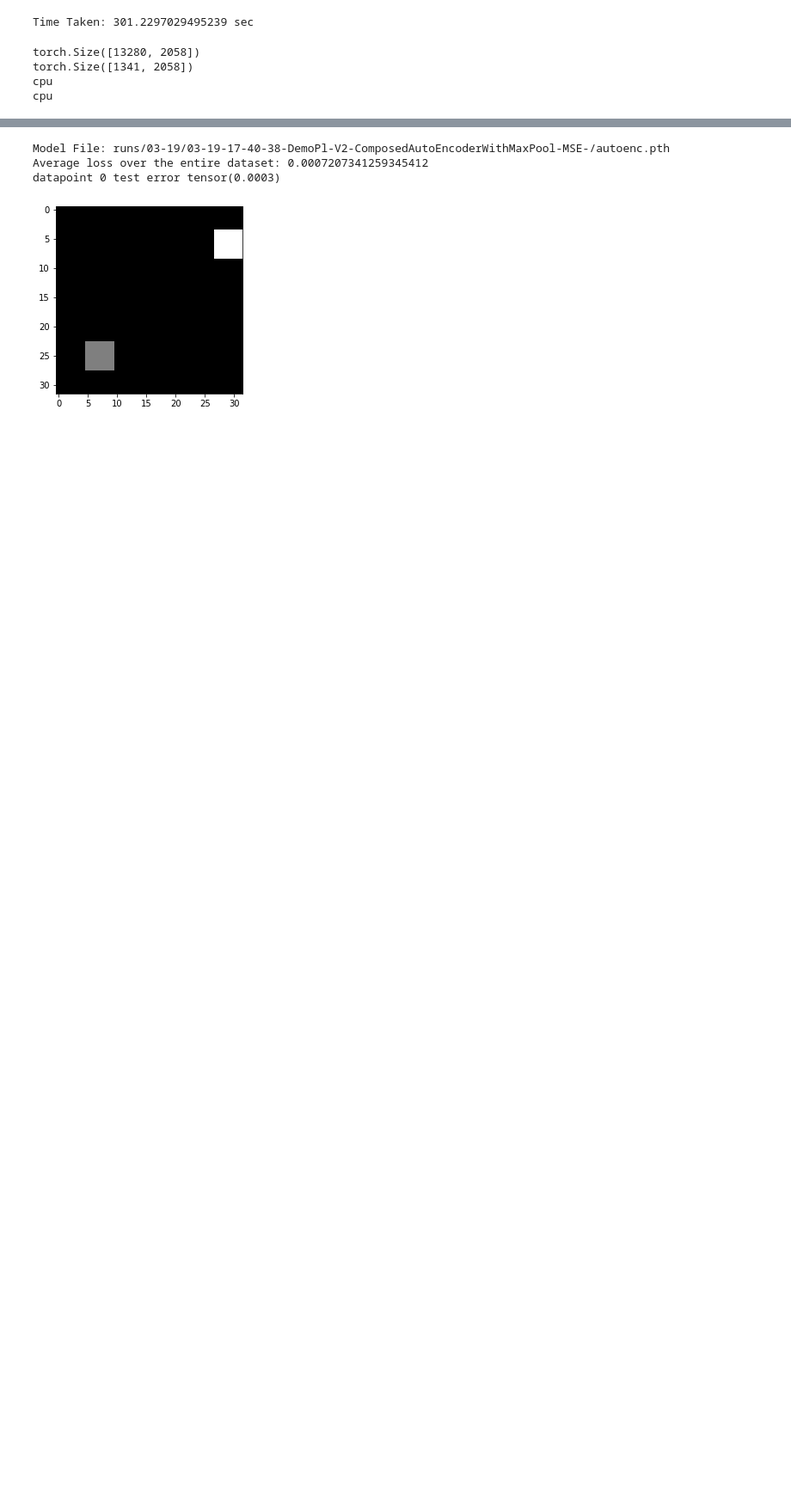
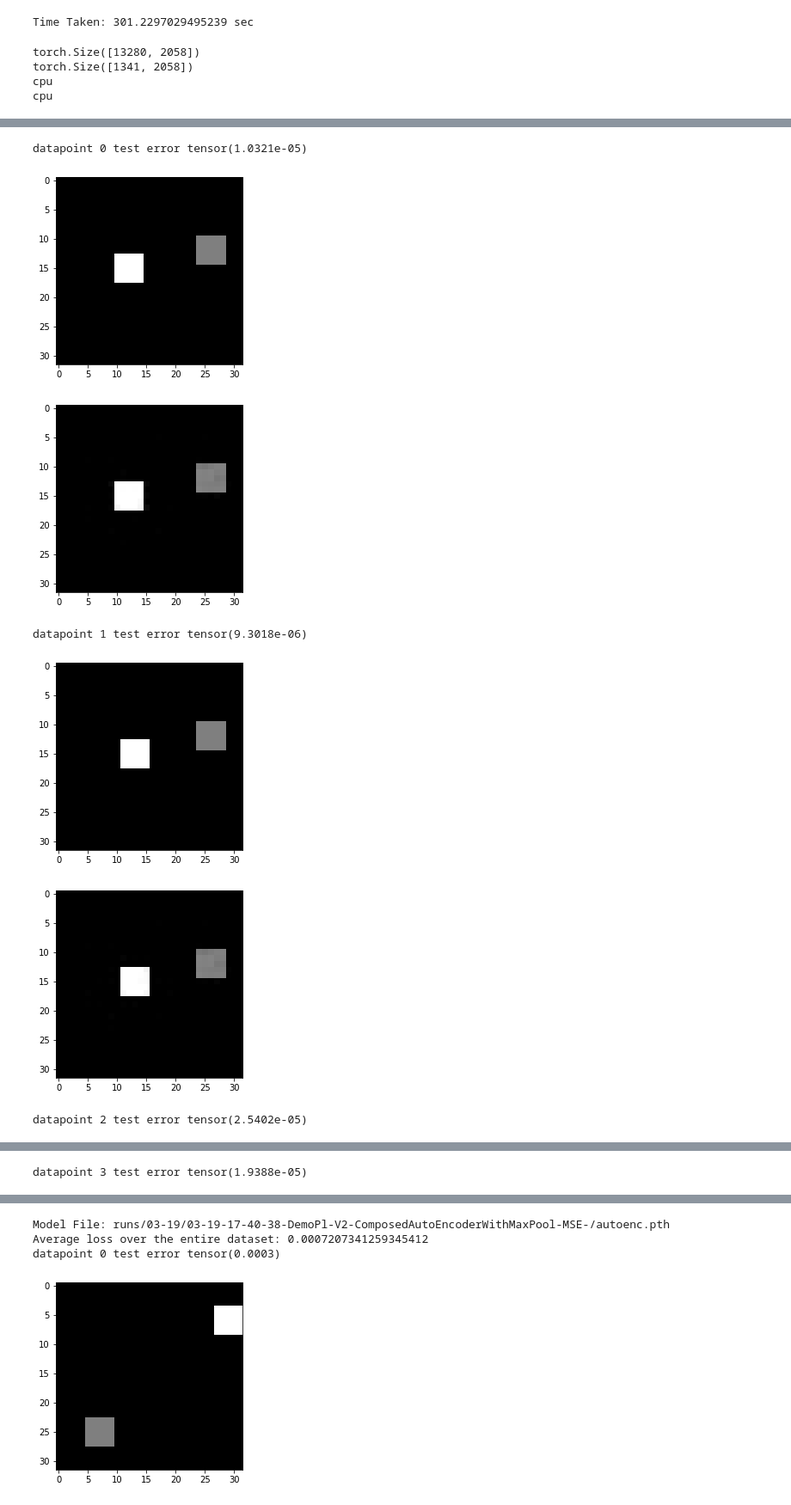
Before and after one commit to PradeepKadubandi/DemoPlanner, a Jupyter notebook: driver.ipynb, the cells around one changed output, grey strips where cells are left out. Shown: that part at 86% size. Drawn from its saved outputs; the diff is of its cells as text; code cells hidden in the pictures; blank space fills up the shorter version.

```diff
--- a/driver.ipynb
+++ b/driver.ipynb
@@ -205,0 +199,11 @@ datapoint 4 test error tensor(0.0035)
+# %%
+show_test_samples(test_data_float, map_netname_net,
+                  rootdir='runs/03-24/03-24-09-42-31-DemoPl-V2-EtprEncoder-SmoothL1-')
+# %% [output]
+datapoint 0 test error tensor(1.0321e-05)
+[figure, added]
+[figure, added]
+datapoint 1 test error tensor(9.3018e-06)
+[figure, added]
+[figure, added]
+datapoint 2 test error tensor(2.5402e-05)
@@ -205,0 +212 @@ datapoint 4 test error tensor(0.0035)
+datapoint 3 test error tensor(1.9388e-05)
```
Also changed, not shown: parts of 17 cells of this notebook.
